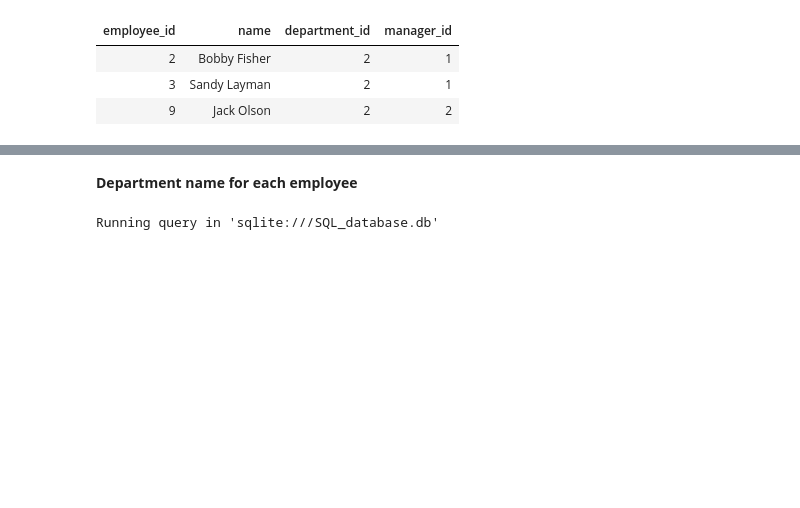
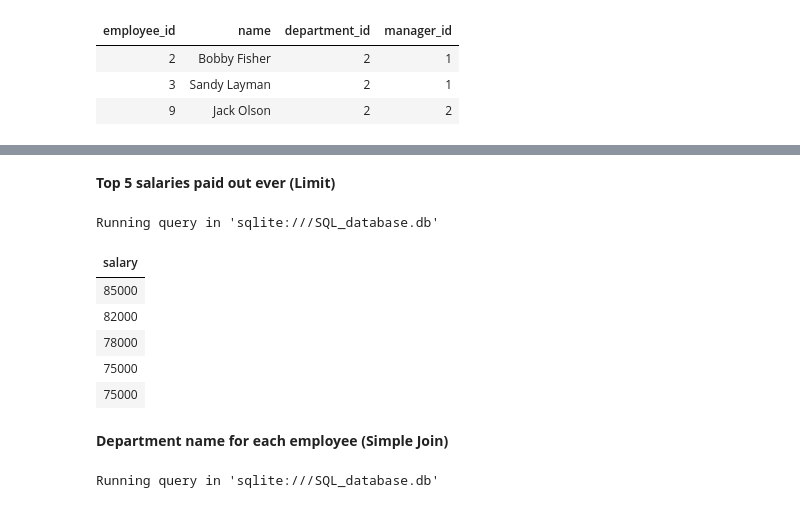
Before and after one commit to LucasHoffSchmidt/SQL_Mastery, a Jupyter notebook: SQL_Mastery.ipynb, the cells around one changed output, grey strips where cells are left out. Saved outputs shown, nothing was run; the diff lists cells and outputs as text; code cells hidden in the pictures; blank space fills up the shorter version.

```diff
--- a/SQL_Mastery.ipynb
+++ b/SQL_Mastery.ipynb
@@ -165,4 +223,24 @@ Running query in 'sqlite:///SQL_database.db'
+# %% [markdown]
+**Top 5 salaries paid out ever (Limit)**
+# %%
+%%sql
+SELECT
+  salary
+FROM
+  salaries
+ORDER BY
+  salary DESC
+LIMIT
+  5;
+# %% [output]
+Running query in 'sqlite:///SQL_database.db'
+| salary |
+| 85000 |
+| 82000 |
+| 78000 |
+| 75000 |
+| 75000 |
 # %% [markdown]
-**Department name for each employee**
+**Department name for each employee (Simple Join)**
 # %%
 %%sql
```
Also changed, not shown: parts of 47 cells of this notebook.
